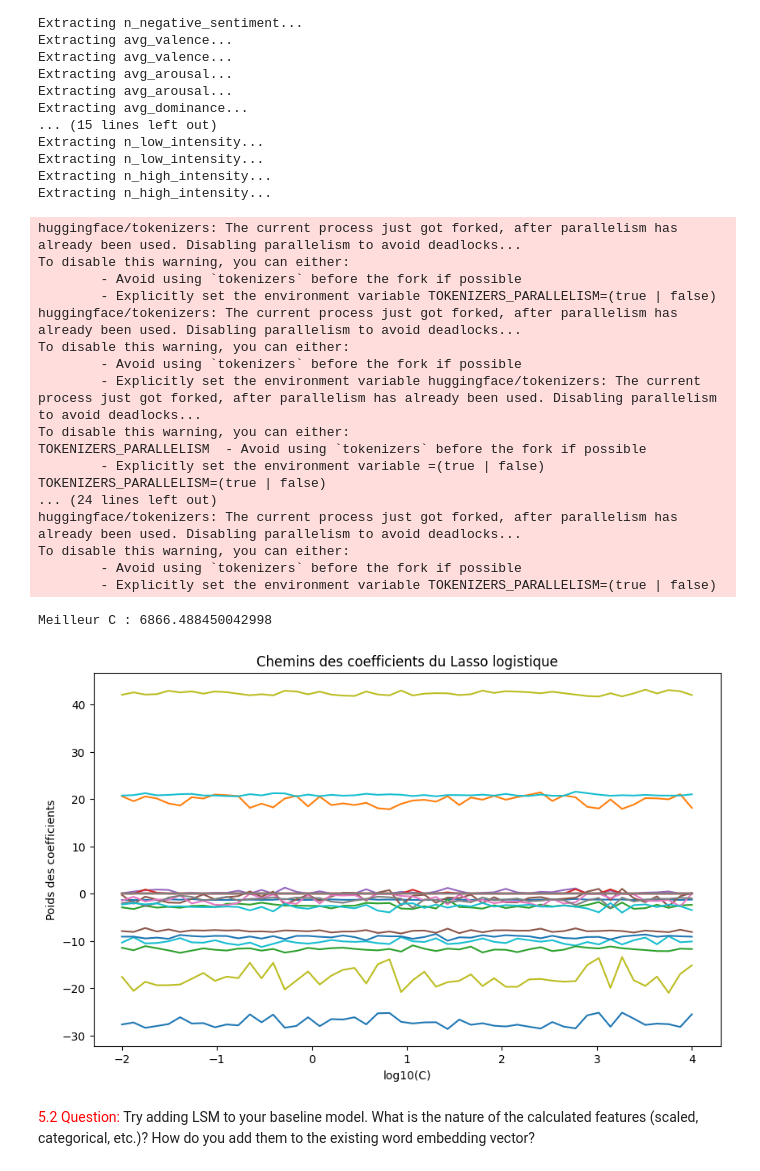
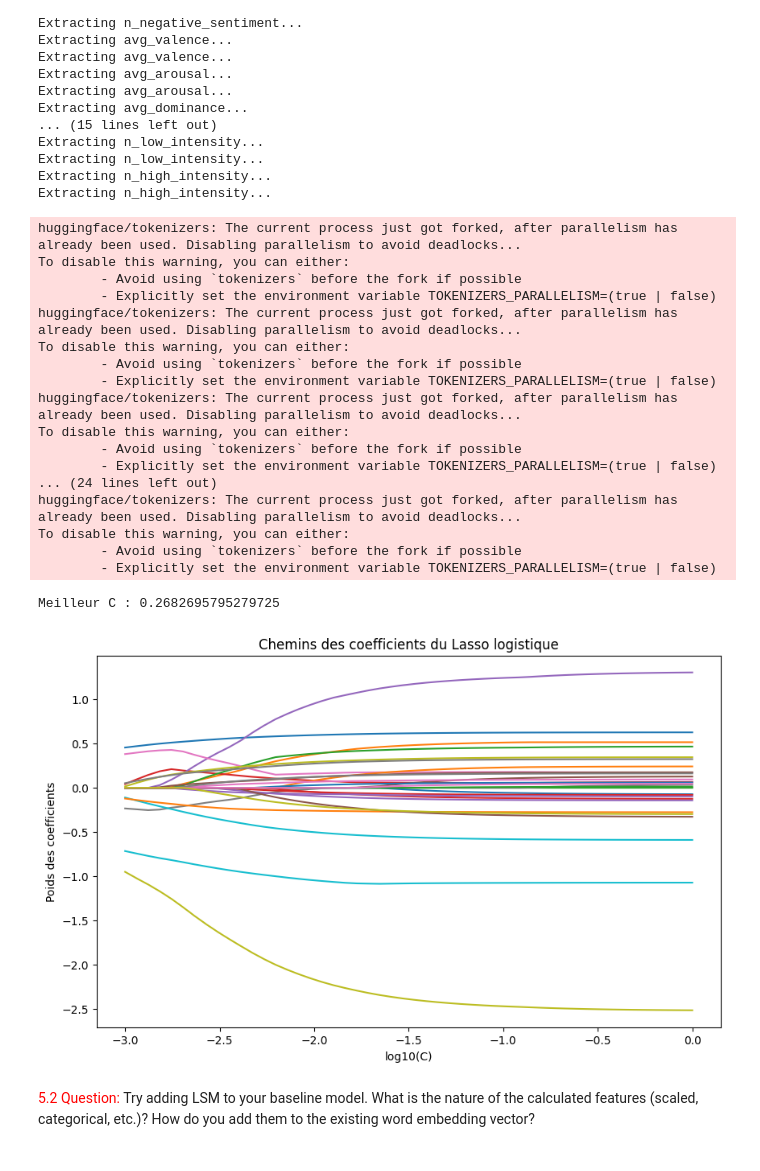
Before and after one commit to telecom-projet-nlp/human-gpt-linguistic-differences, a Jupyter notebook: notebook/Notebook Andrew.ipynb, the cells around one changed output. Cells and saved outputs as stored; diff of their text form; code cells hidden in the pictures.

```diff
--- a/notebook/Notebook Andrew.ipynb
+++ b/notebook/Notebook Andrew.ipynb
@@ -428,7 +428,8 @@ X_test  = extraction[extraction['conv_id'].isin(test_conv['conv_id'])].dropna(su
 
 logistic = LogisticRegression()
 emotion_features = ['LSM', 'n_positive_sentiment',
-       'n_negative_sentiment', 'n_tokens', 'sentiment_score', 'avg_valence',
+       'n_negative_sentiment', #'n_tokens',
+         'sentiment_score', 'avg_valence',
        'avg_arousal', 'avg_dominance', 'n_low_valence', 'n_high_valence',
        'n_low_arousal', 'n_high_arousal', 'n_low_dominance',
        'n_high_dominance', 'n_low_intensity_anger',
@@ -475,39 +476,42 @@ To disable this warning, you can either:
 huggingface/tokenizers: The current process just got forked, after parallelism has already been used. Disabling parallelism to avoid deadlocks...
 To disable this warning, you can either:
         - Avoid using `tokenizers` before the fork if possible
-        - Explicitly set the environment variable huggingface/tokenizers: The current process just got forked, after parallelism has already been used. Disabling parallelism to avoid deadlocks...
+        - Explicitly set the environment variable TOKENIZERS_PARALLELISM=(true | false)
+huggingface/tokenizers: The current process just got forked, after parallelism has already been used. Disabling parallelism to avoid deadlocks...
 To disable this warning, you can either:
-TOKENIZERS_PARALLELISM  - Avoid using `tokenizers` before the fork if possible
-        - Explicitly set the environment variable =(true | false)
-TOKENIZERS_PARALLELISM=(true | false)
+        - Avoid using `tokenizers` before the fork if possible
+        - Explicitly set the environment variable TOKENIZERS_PARALLELISM=(true | false)
 ... (24 lines left out)
 huggingface/tokenizers: The current process just got forked, after parallelism has already been used. Disabling parallelism to avoid deadlocks...
 To disable this warning, you can either:
         - Avoid using `tokenizers` before the fork if possible
         - Explicitly set the environment variable TOKENIZERS_PARALLELISM=(true | false)
-Meilleur C : 6866.488450042998
+Meilleur C : 0.2682695795279725
 # %%
 logregcv = pipe.named_steps['logisticregressioncv']
 coefs = pd.Series(logregcv.coef_[0], index=emotion_features)
 # %%
-Cs = np.logspace(-2, 4, 50)
+scaler = StandardScaler()
+X_train_scaled = scaler.fit_transform(X_train[emotion_features])
+
+Cs = np.logspace(-3, 0, 50)
 coefs_by_C = []
 
 for C in Cs:
-    lr = LogisticRegression(penalty="l1", solver="liblinear", max_iter=5000)
-    lr.fit(X_train[emotion_features], X_train["source"])
+    lr = LogisticRegression(penalty="l1", solver="saga", C=C, max_iter=5000)
+    lr.fit(X_train_scaled, X_train["source"])
     coefs_by_C.append(lr.coef_[0])
 
 coefs_by_C = np.array(coefs_by_C)
 
 plt.figure(figsize=(10,6))
 plt.plot(np.log10(Cs), coefs_by_C)
 plt.xlabel("log10(C)")
 plt.ylabel("Poids des coefficients")
 plt.title("Chemins des coefficients du Lasso logistique")
 plt.show()
 # %% [output]
-[figure, old version]
+[figure, new version]
 # %% [markdown]
 <font color="red">5.2 Question:</font> Try adding LSM to your baseline model. What is the nature of the calculated features (scaled, categorical, etc.)? How do you add them to the existing word embedding vector?
 # %% [markdown]
```
